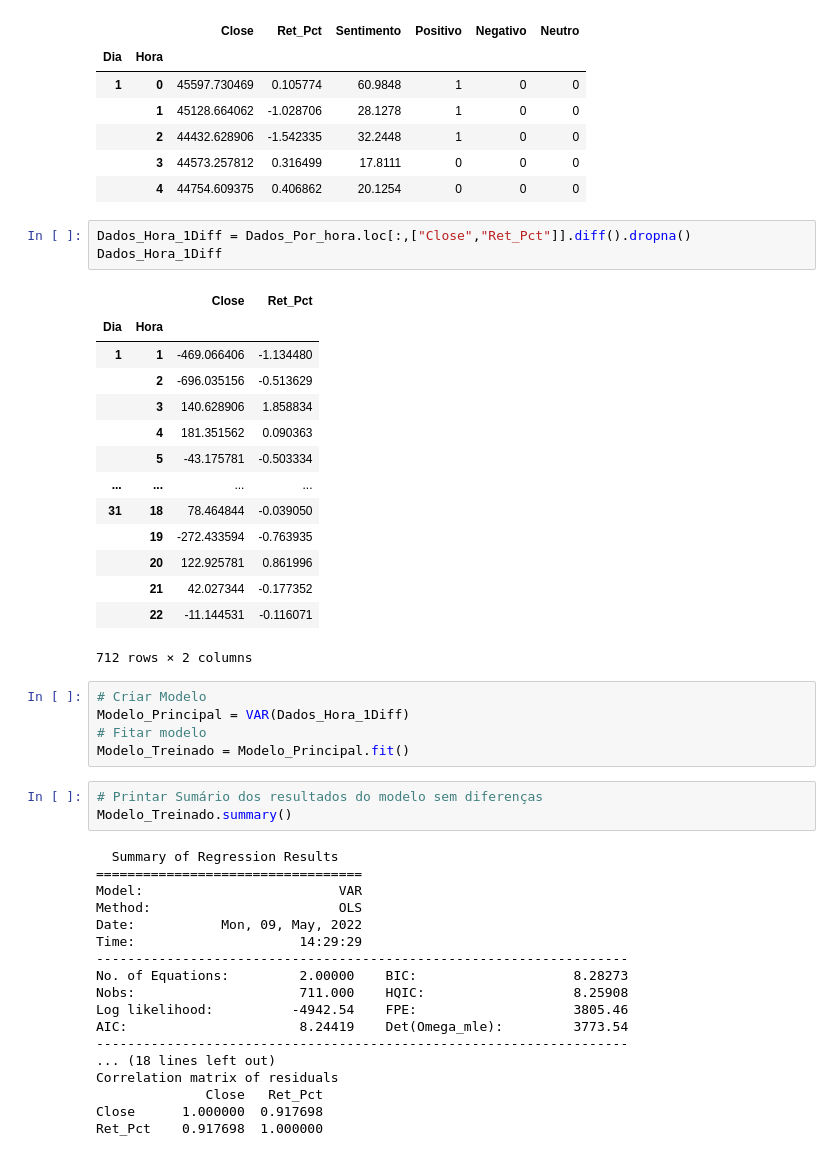
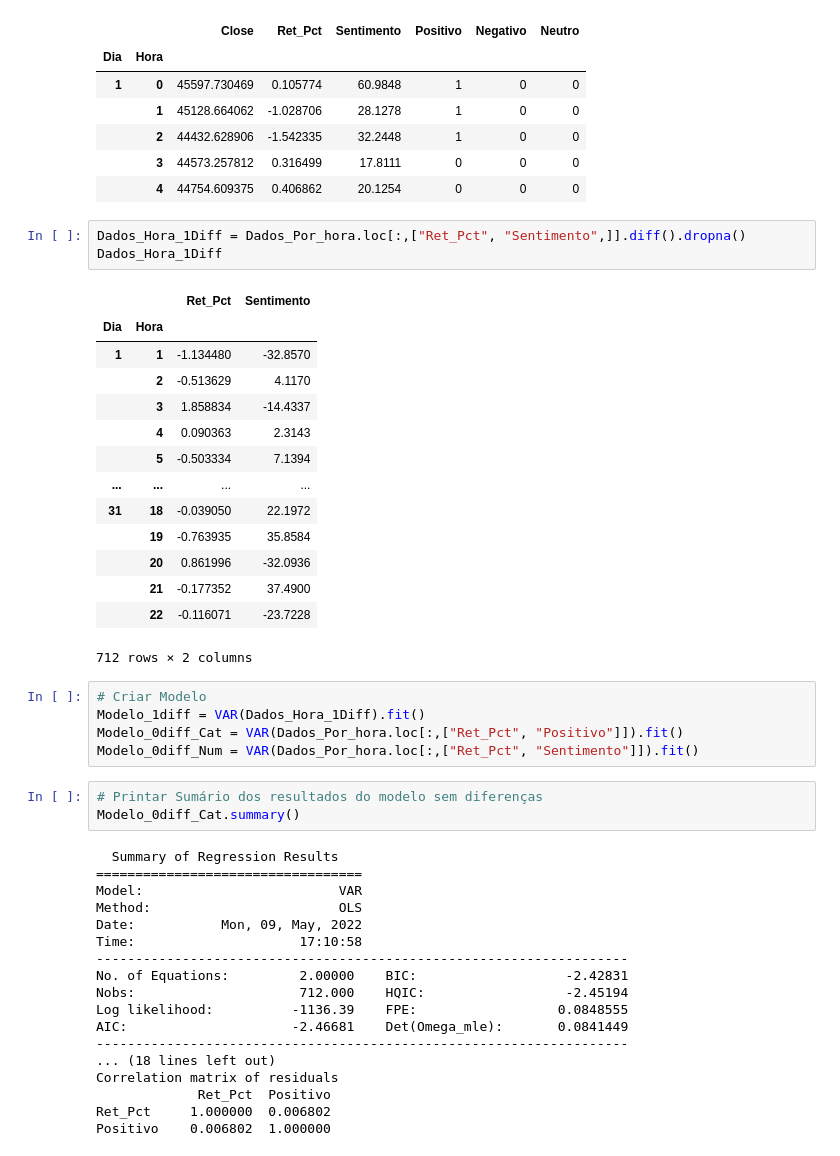
Before and after one commit to thcoelho/Social_Media_And_Financial_Markets, a Jupyter notebook: VAR.ipynb, the cells around one changed output. Cells and saved outputs as stored; diff of their text form.

```diff
--- a/VAR.ipynb
+++ b/VAR.ipynb
@@ -28,46 +18,46 @@ Dados_Por_hora.head()
 |  | 3 | 44573.257812 | 0.316499 | 17.8111 | 0 | 0 | 0 |
 |  | 4 | 44754.609375 | 0.406862 | 20.1254 | 0 | 0 | 0 |
 # %%
-Dados_Hora_1Diff = Dados_Por_hora.loc[:,["Close","Ret_Pct"]].diff().dropna()
+Dados_Hora_1Diff = Dados_Por_hora.loc[:,["Ret_Pct", "Sentimento",]].diff().dropna()
 Dados_Hora_1Diff
 # %% [output]
-|  |  | Close | Ret_Pct |
+|  |  | Ret_Pct | Sentimento |
 | Dia | Hora |  |  |
-| 1 | 1 | -469.066406 | -1.134480 |
-|  | 2 | -696.035156 | -0.513629 |
-|  | 3 | 140.628906 | 1.858834 |
-|  | 4 | 181.351562 | 0.090363 |
-|  | 5 | -43.175781 | -0.503334 |
+| 1 | 1 | -1.134480 | -32.8570 |
+|  | 2 | -0.513629 | 4.1170 |
+|  | 3 | 1.858834 | -14.4337 |
+|  | 4 | 0.090363 | 2.3143 |
+|  | 5 | -0.503334 | 7.1394 |
 | ... | ... | ... | ... |
-| 31 | 18 | 78.464844 | -0.039050 |
-|  | 19 | -272.433594 | -0.763935 |
-|  | 20 | 122.925781 | 0.861996 |
-|  | 21 | 42.027344 | -0.177352 |
-|  | 22 | -11.144531 | -0.116071 |
+| 31 | 18 | -0.039050 | 22.1972 |
+|  | 19 | -0.763935 | 35.8584 |
+|  | 20 | 0.861996 | -32.0936 |
+|  | 21 | -0.177352 | 37.4900 |
+|  | 22 | -0.116071 | -23.7228 |
 712 rows × 2 columns
-# %%
-# Criar Modelo
-Modelo_Principal = VAR(Dados_Hora_1Diff)
-# Fitar modelo
-Modelo_Treinado = Modelo_Principal.fit()
+# %%
+# Criar Modelo
+Modelo_1diff = VAR(Dados_Hora_1Diff).fit()
+Modelo_0diff_Cat = VAR(Dados_Por_hora.loc[:,["Ret_Pct", "Positivo"]]).fit()
+Modelo_0diff_Num = VAR(Dados_Por_hora.loc[:,["Ret_Pct", "Sentimento"]]).fit()
 # %%
 # Printar Sumário dos resultados do modelo sem diferenças
-Modelo_Treinado.summary()
+Modelo_0diff_Cat.summary()
 # %% [output]
   Summary of Regression Results
 ==================================
 Model:                         VAR
 Method:                        OLS
 Date:           Mon, 09, May, 2022
-Time:                     14:29:29
+Time:                     17:10:58
 --------------------------------------------------------------------
-No. of Equations:         2.00000    BIC:                    8.28273
-Nobs:                     711.000    HQIC:                   8.25908
-Log likelihood:          -4942.54    FPE:                    3805.46
-AIC:                      8.24419    Det(Omega_mle):         3773.54
+No. of Equations:         2.00000    BIC:                   -2.42831
+Nobs:                     712.000    HQIC:                  -2.45194
+Log likelihood:          -1136.39    FPE:                  0.0848555
+AIC:                     -2.46681    Det(Omega_mle):       0.0841449
 --------------------------------------------------------------------
 ... (18 lines left out)
 Correlation matrix of residuals
-              Close   Ret_Pct
-Close      1.000000  0.917698
-Ret_Pct    0.917698  1.000000
+             Ret_Pct  Positivo
+Ret_Pct     1.000000  0.006802
+Positivo    0.006802  1.000000
```
Also changed, not shown: parts of 6 cells of this notebook, 3 other files.
